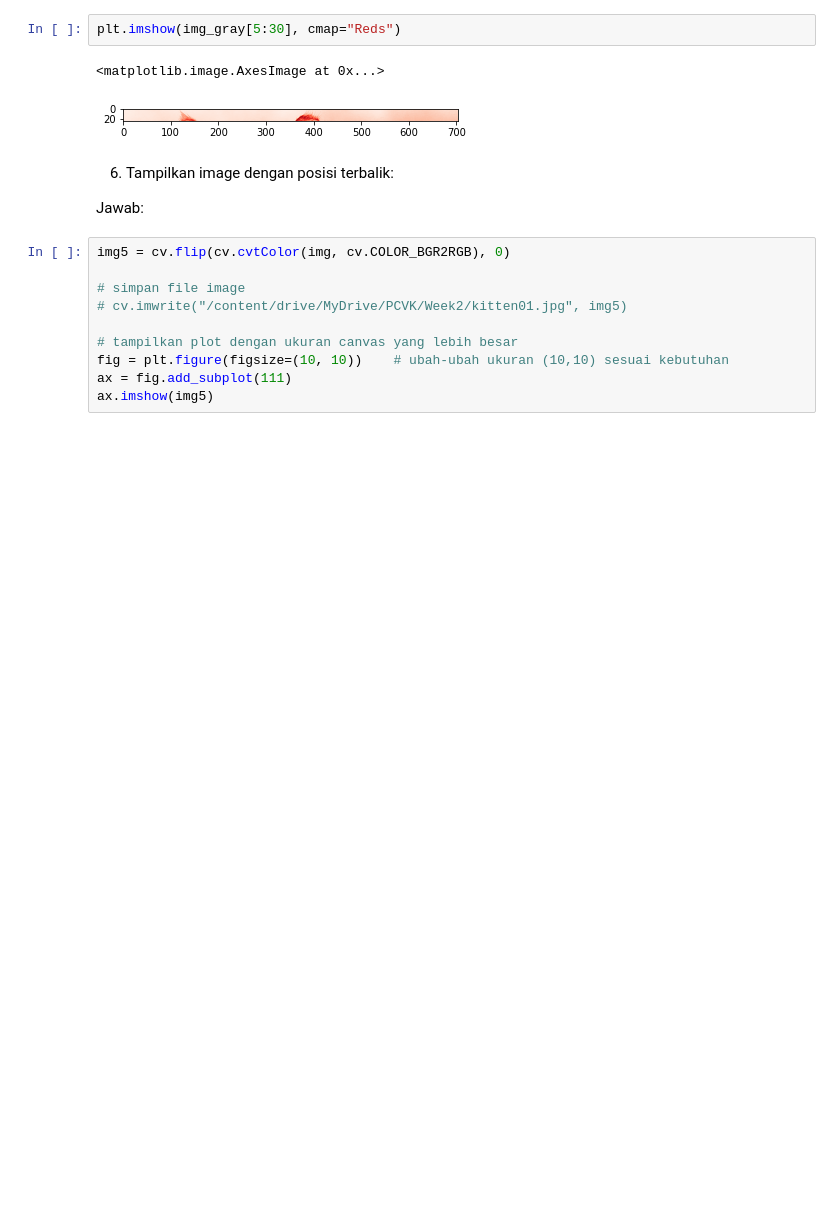
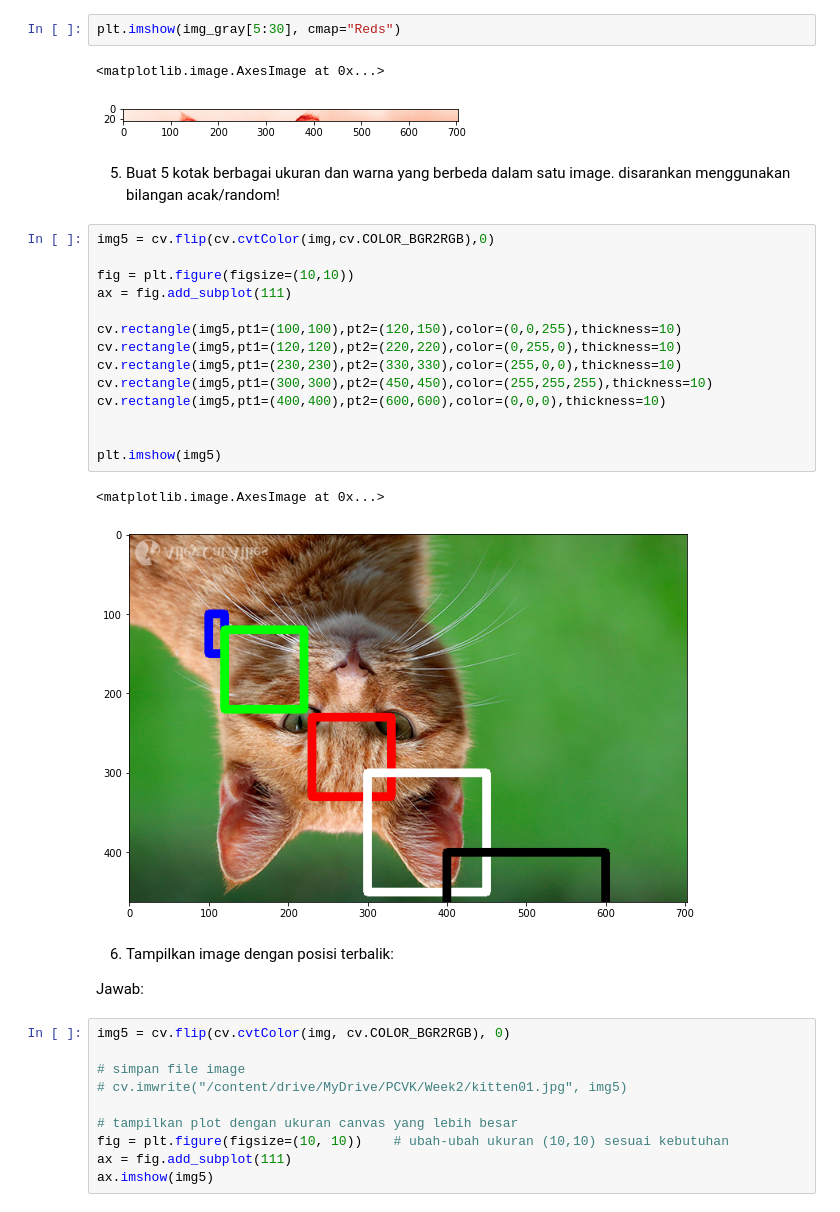
Before and after one commit to Lohliaa/PCVK_Genap_2022, a Jupyter notebook: Week2.ipynb, the cells around one changed output. Cells and saved outputs as stored; diff of their text form; blank space fills up the shorter version.

```diff
--- a/Week2.ipynb
+++ b/Week2.ipynb
@@ -237,6 +237,26 @@ plt.imshow(img_gray[5:30], cmap="Reds")
 # %% [output]
 <matplotlib.image.AxesImage at 0x...>
 [figure]
+# %% [markdown]
+5.  Buat 5 kotak berbagai ukuran dan warna yang berbeda dalam satu image.
+disarankan menggunakan bilangan acak/random!
+# %%
+img5 = cv.flip(cv.cvtColor(img,cv.COLOR_BGR2RGB),0)
+
+fig = plt.figure(figsize=(10,10))
+ax = fig.add_subplot(111)
+
+cv.rectangle(img5,pt1=(100,100),pt2=(120,150),color=(0,0,255),thickness=10)
+cv.rectangle(img5,pt1=(120,120),pt2=(220,220),color=(0,255,0),thickness=10)
+cv.rectangle(img5,pt1=(230,230),pt2=(330,330),color=(255,0,0),thickness=10)
+cv.rectangle(img5,pt1=(300,300),pt2=(450,450),color=(255,255,255),thickness=10)
+cv.rectangle(img5,pt1=(400,400),pt2=(600,600),color=(0,0,0),thickness=10)
+
+
+plt.imshow(img5)
+# %% [output]
+<matplotlib.image.AxesImage at 0x...>
+[figure, added]
 # %% [markdown]
 6.	Tampilkan image dengan posisi terbalik:
 
```
Also changed, not shown: parts of 1 cell of this notebook.
